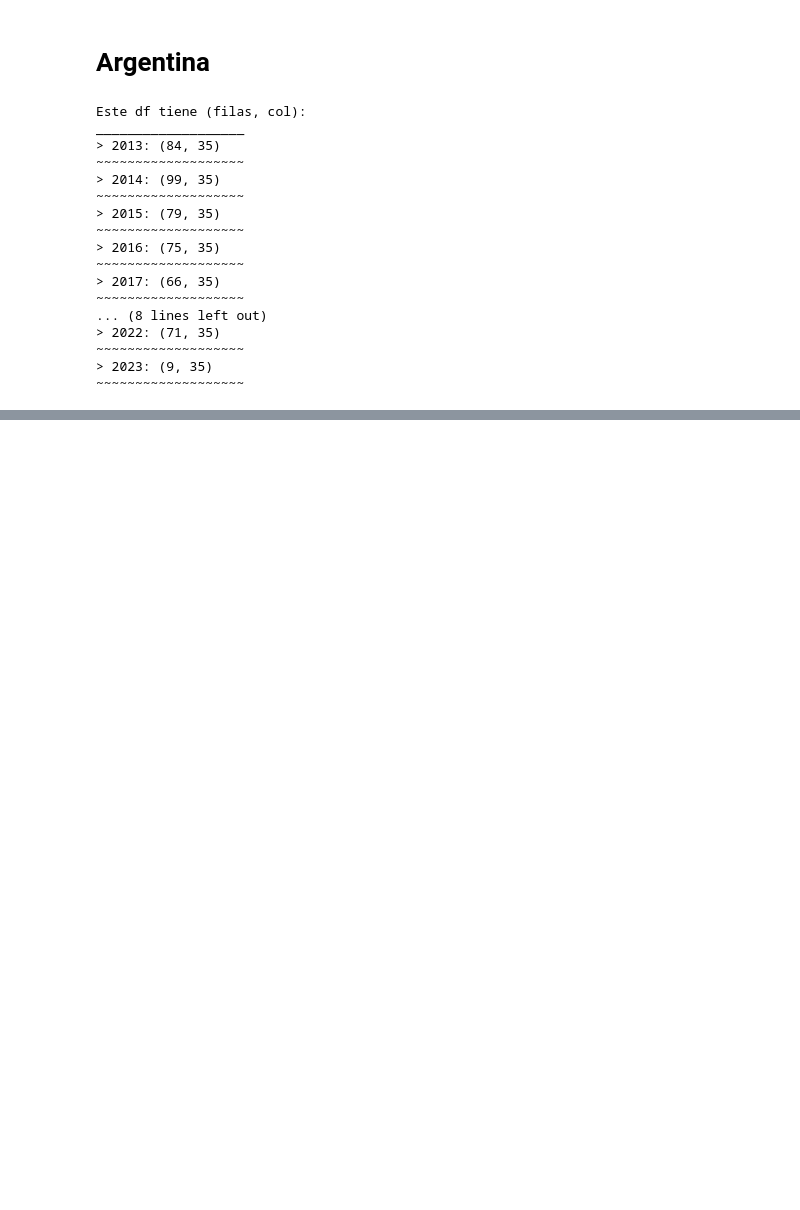
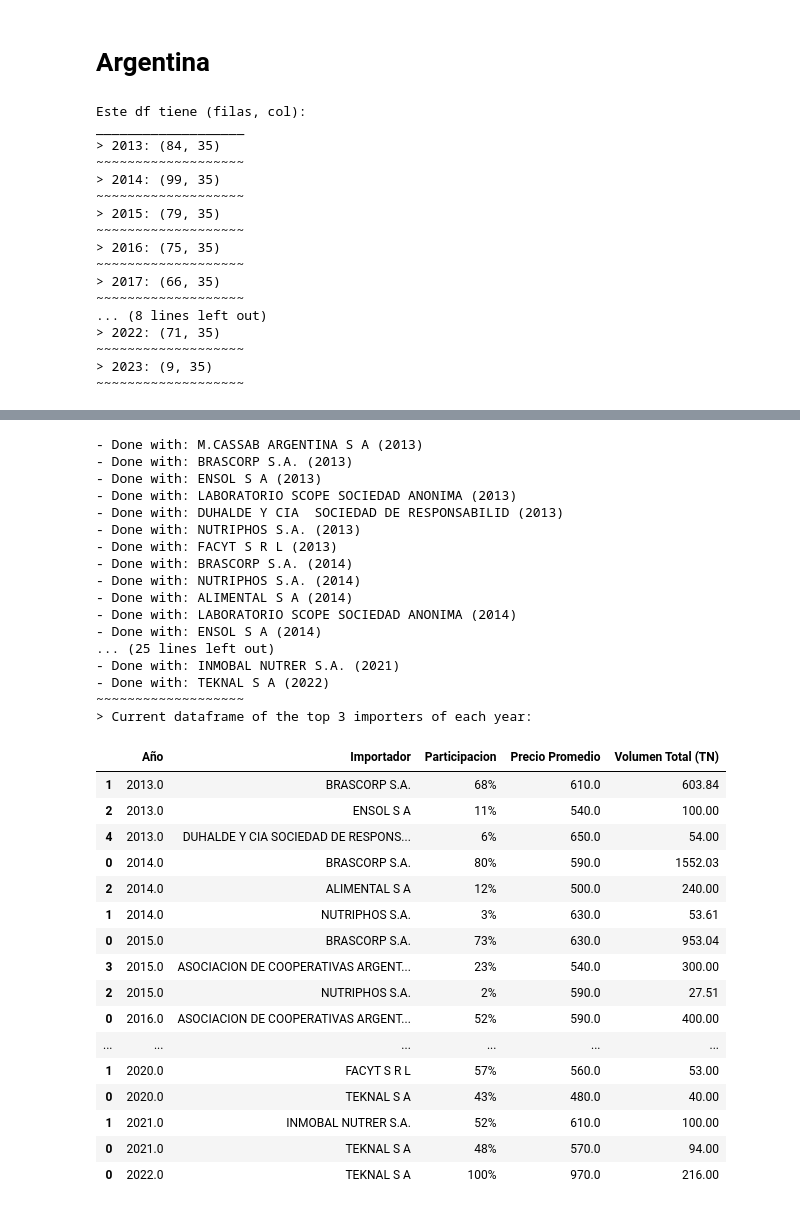
Before and after one commit to Felix-Hz/data-project, a Jupyter notebook: argentina/main.ipynb, the cells around one changed output, grey strips where cells are left out. Drawn from its saved outputs; the diff is of its cells as text; code cells hidden in the pictures; blank space fills up the shorter version.

```diff
--- a/argentina/main.ipynb
+++ b/argentina/main.ipynb
@@ -130,4 +163,40 @@ annual_data = annual_data(results_dfs)
 # %%
 top_importadores = top_importadores(results_dfs)
+top_importadores
+# %% [output]
+- Done with: M.CASSAB ARGENTINA S A (2013)
+- Done with: BRASCORP S.A. (2013)
+- Done with: ENSOL S A (2013)
+- Done with: LABORATORIO SCOPE SOCIEDAD ANONIMA (2013)
+- Done with: DUHALDE Y CIA  SOCIEDAD DE RESPONSABILID (2013)
+- Done with: NUTRIPHOS S.A. (2013)
+- Done with: FACYT S R L (2013)
+- Done with: BRASCORP S.A. (2014)
+- Done with: NUTRIPHOS S.A. (2014)
+- Done with: ALIMENTAL S A (2014)
+- Done with: LABORATORIO SCOPE SOCIEDAD ANONIMA (2014)
+- Done with: ENSOL S A (2014)
+... (25 lines left out)
+- Done with: INMOBAL NUTRER S.A. (2021)
+- Done with: TEKNAL S A (2022)
+~~~~~~~~~~~~~~~~~~~
+> Current dataframe of the top 3 importers of each year:
+|  | Año | Importador | Participacion | Precio Promedio | Volumen Total (TN) |
+| 1 | 2013.0 | BRASCORP S.A. | 68% | 610.0 | 603.84 |
+| 2 | 2013.0 | ENSOL S A | 11% | 540.0 | 100.00 |
+| 4 | 2013.0 | DUHALDE Y CIA SOCIEDAD DE RESPONS... | 6% | 650.0 | 54.00 |
+| 0 | 2014.0 | BRASCORP S.A. | 80% | 590.0 | 1552.03 |
+| 2 | 2014.0 | ALIMENTAL S A | 12% | 500.0 | 240.00 |
+| 1 | 2014.0 | NUTRIPHOS S.A. | 3% | 630.0 | 53.61 |
+| 0 | 2015.0 | BRASCORP S.A. | 73% | 630.0 | 953.04 |
+| 3 | 2015.0 | ASOCIACION DE COOPERATIVAS ARGENT... | 23% | 540.0 | 300.00 |
+| 2 | 2015.0 | NUTRIPHOS S.A. | 2% | 590.0 | 27.51 |
+| 0 | 2016.0 | ASOCIACION DE COOPERATIVAS ARGENT... | 52% | 590.0 | 400.00 |
+| ... | ... | ... | ... | ... | ... |
+| 1 | 2020.0 | FACYT S R L | 57% | 560.0 | 53.00 |
+| 0 | 2020.0 | TEKNAL S A | 43% | 480.0 | 40.00 |
+| 1 | 2021.0 | INMOBAL NUTRER S.A. | 52% | 610.0 | 100.00 |
+| 0 | 2021.0 | TEKNAL S A | 48% | 570.0 | 94.00 |
+| 0 | 2022.0 | TEKNAL S A | 100% | 970.0 | 216.00 |
 # %%
 analisis_origenes = analisis_origenes(dfs)
```
Also changed, not shown: parts of 6 cells of this notebook, 3 other files.
